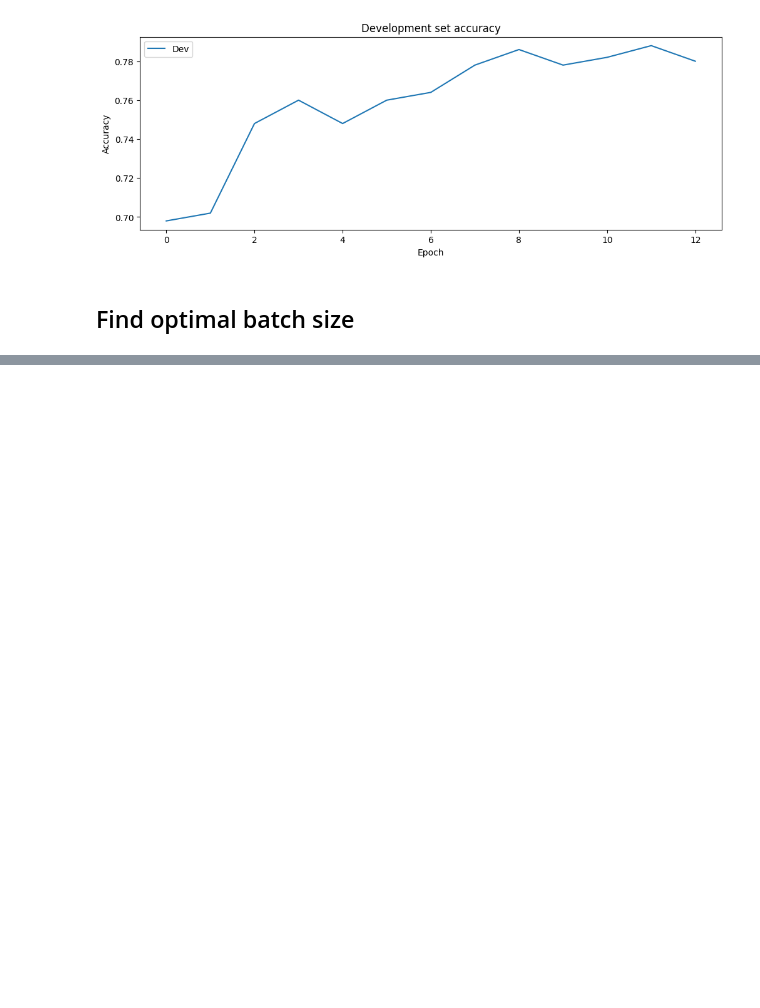
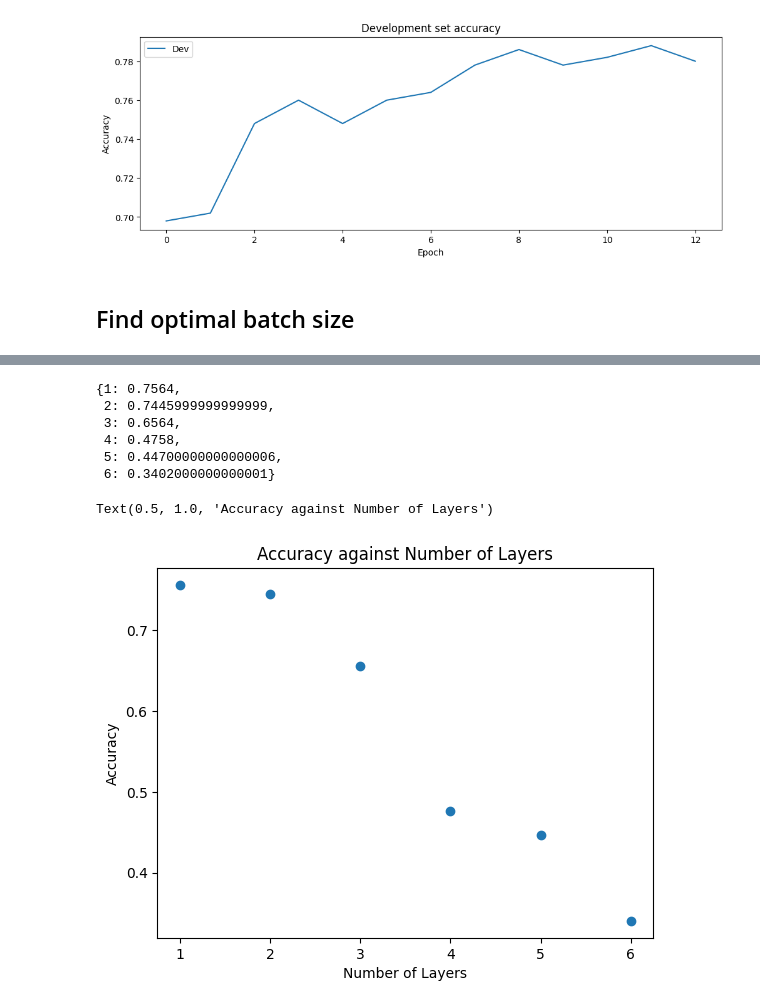
Before and after one commit to gtengwei/CZ4045-NLP-Group-8, a Jupyter notebook: Part 2/GRU_model_optimization.ipynb, the cells around one changed output, grey strips where cells are left out. Drawn from its saved outputs; the diff is of its cells as text; code cells hidden in the pictures; blank space fills up the shorter version.

```diff
--- a/Part 2/GRU_model_optimization.ipynb
+++ b/Part 2/GRU_model_optimization.ipynb
@@ -519,0 +517,11 @@ Text(0.5, 1.0, 'Time taken against Batch size')
+# %%
+input_dim = 300
+hidden_dim = 128
+output_dim = 5
+batch_size = 16
+num_layers = [1, 2, 3, 4, 5, 6]
+criterion = nn.CrossEntropyLoss()
+early_stopper = EarlyStopper()
+
+train_loader = DataLoader(train_data, batch_size=batch_size, shuffle=True)
+dev_loader = DataLoader(dev_data, batch_size=batch_size, shuffle=True)
@@ -519,0 +629,18 @@ Text(0.5, 1.0, 'Time taken against Batch size')
+# %%
+accuracy_list_num_layers
+# %% [output]
+{1: 0.7564,
+ 2: 0.7445999999999999,
+ 3: 0.6564,
+ 4: 0.4758,
+ 5: 0.44700000000000006,
+ 6: 0.3402000000000001}
+# %%
+# Plot dev accuracies against batch size
+plt.scatter(accuracy_list_num_layers.keys(), accuracy_list_num_layers.values())
+plt.xlabel("Number of Layers")
+plt.ylabel("Accuracy")
+plt.title("Accuracy against Number of Layers")
+# %% [output]
+Text(0.5, 1.0, 'Accuracy against Number of Layers')
+[figure, added]
```
Also changed, not shown: parts of 10 cells of this notebook.
